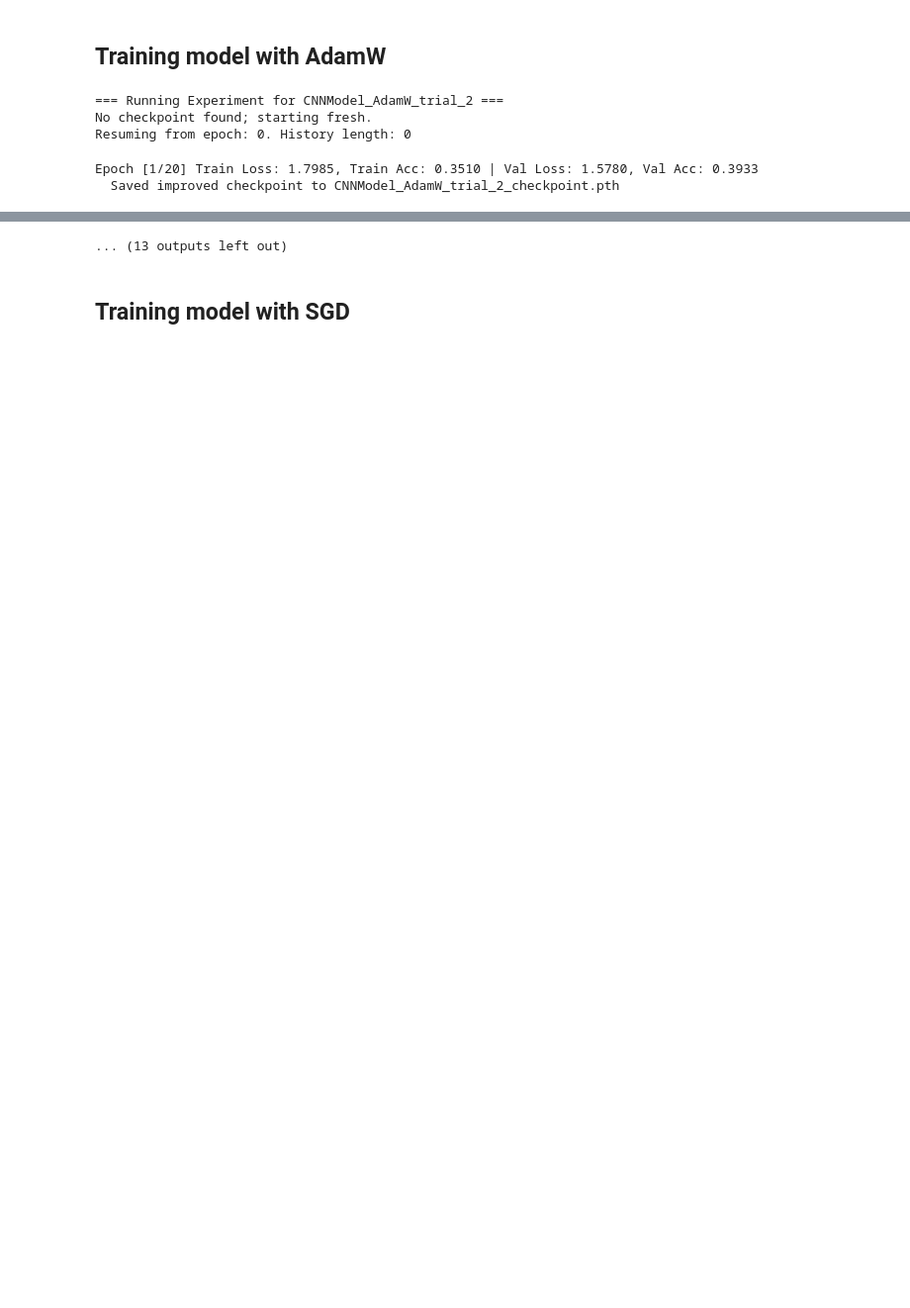
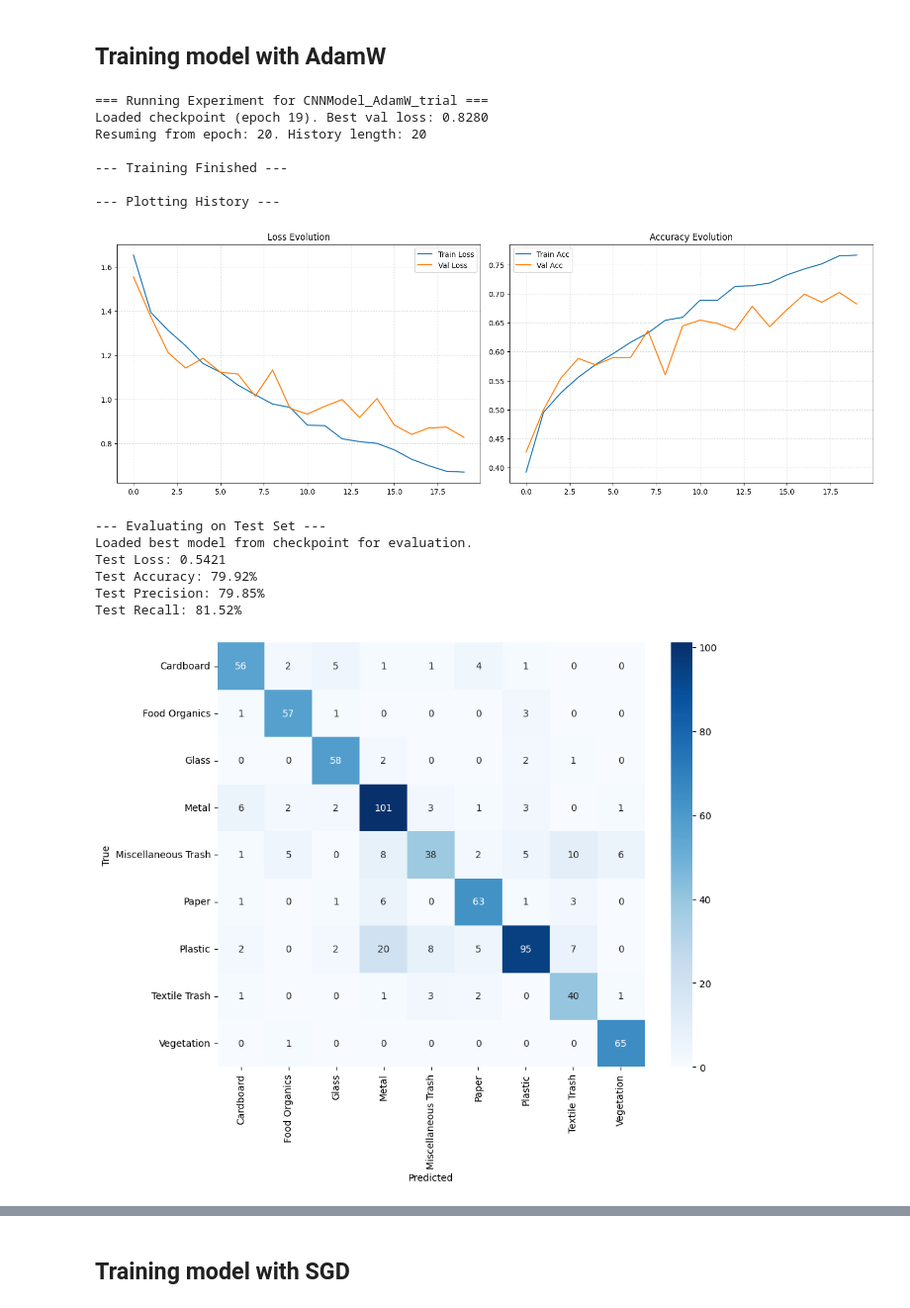
Before and after one commit to codebyrpp/Real-Waste-Classifier, a Jupyter notebook: notebook.ipynb, the cells around one changed output, grey strips where cells are left out. Shown at 99% size. Drawn from its saved outputs; the diff is of its cells as text; code cells hidden in the pictures; blank space fills up the shorter version.

```diff
--- a/notebook.ipynb
+++ b/notebook.ipynb
@@ -696,7 +689,9 @@ def generate_report(y_true, y_pred, classes):
     plt.show()
 
     # Classification report
-    print(classification_report(y_true, y_pred, target_names=classes))
+    report = classification_report(y_true, y_pred, target_names=classes)
+    print(report)
+    return report
 
 def evaluate_model_on_test(model, test_loader, criterion, classes, device):
     # ---- Evaluate model on test data ----
@@ -728,7 +723,9 @@ def evaluate_model_on_test(model, test_loader, criterion, classes, device):
     print(f"Test Recall: {test_rec * 100:.2f}%")
 
     # Confusion matrix and classification report
-    generate_report(y_true, y_pred, classes)
+    report = generate_report(y_true, y_pred, classes)
+
+    return report
 # %%
 def experiment(model_name, model, optimizer, num_epochs, checkpoint_path, history_path, train_loader, val_loader, test_loader, classes, num_classes, device):
     """
@@ -765,13 +762,13 @@ def experiment(model_name, model, optimizer, num_epochs, checkpoint_path, histor
     model = load_best_model_for_evaluation(model, checkpoint_path, device)
 
     # Evaluate model on test data
-    evaluate_model_on_test(model, test_loader, criterion, classes, device)
+    test_report = evaluate_model_on_test(model, test_loader, criterion, classes, device)
 
     torch.cuda.empty_cache()
     print("GPU memory released.")
 
     print("\n=== Experiment Finished ===")
-    return model, history # Return the trained model and history for further analysis
+    return model, history, test_report
 # %% [markdown]
 ## Training
 # %%
@@ -831,35 +828,45 @@ Estimated Total Size (MB): 48.42
 # %% [markdown]
 ## Training model with AdamW
 # %%
-model_name = 'CNNModel_AdamW_trial_2'
+model_name = 'CNNModel_AdamW_trial'
 checkpoint_path = f'{model_name}_checkpoint.pth'
 history_path = f'{model_name}_history.json'
 learning_rate = 0.001
 weight_decay = 1e-4
 
-optimizer = torch.optim.AdamW(
+adam_optimizer = torch.optim.AdamW(
     model.parameters(),
     lr=learning_rate,
     weight_decay=weight_decay,
 )
 
-trained_model, training_history = experiment(
+adamw_trained_model, adamw_training_history, adam_w_report = experiment(
     model_name,
     model,
-    optimizer,
+    adam_optimizer,
     num_epochs,
     checkpoint_path,
     history_path,
     train_loader,
     val_loader,
     test_loader,
     classes,
     num_classes,
     device
 )
 # %% [output]
-=== Running Experiment for CNNModel_AdamW_trial_2 ===
-No checkpoint found; starting fresh.
-Resuming from epoch: 0. History length: 0
+=== Running Experiment for CNNModel_AdamW_trial ===
+Loaded checkpoint (epoch 19). Best val loss: 0.8280
+Resuming from epoch: 20. History length: 20
+
+--- Training Finished ---
+
+--- Plotting History ---
+[figure, added]
-Epoch [1/20] Train Loss: 1.7985, Train Acc: 0.3510 | Val Loss: 1.5780, Val Acc: 0.3933
-  Saved improved checkpoint to CNNModel_AdamW_trial_2_checkpoint.pth
+--- Evaluating on Test Set ---
+Loaded best model from checkpoint for evaluation.
+Test Loss: 0.5421
+Test Accuracy: 79.92%
+Test Precision: 79.85%
+Test Recall: 81.52%
+[figure, added]
@@ -886,4 +892,3 @@ Epoch [11/20] Train Loss: 1.0487, Train Acc: 0.6236 | Val Loss: 1.0266, Val Acc:
-... (13 outputs left out)
 # %% [markdown]
 ## Training model with SGD
 # %%
```
Also changed, not shown: parts of 26 cells of this notebook.
